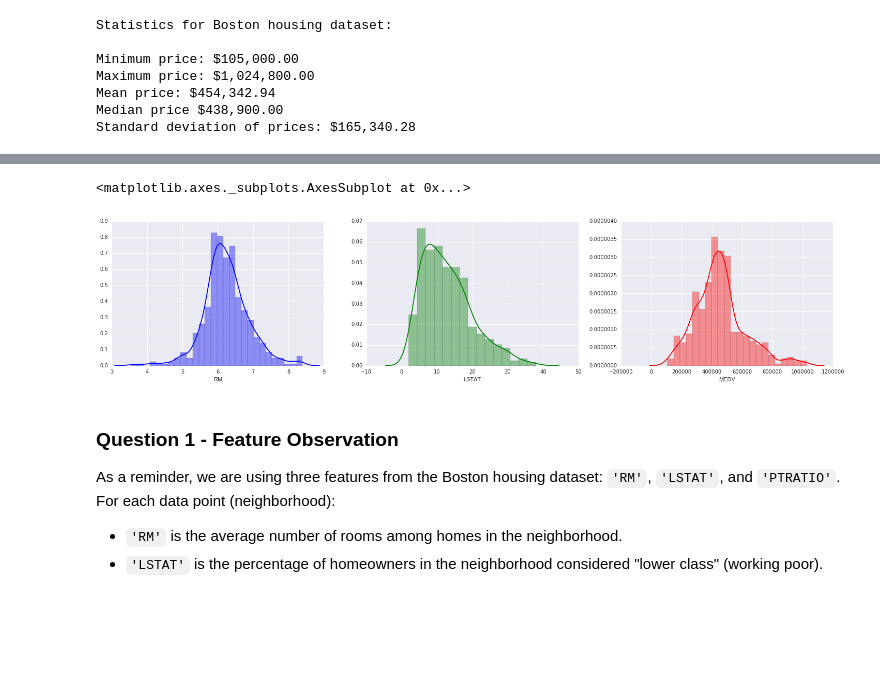
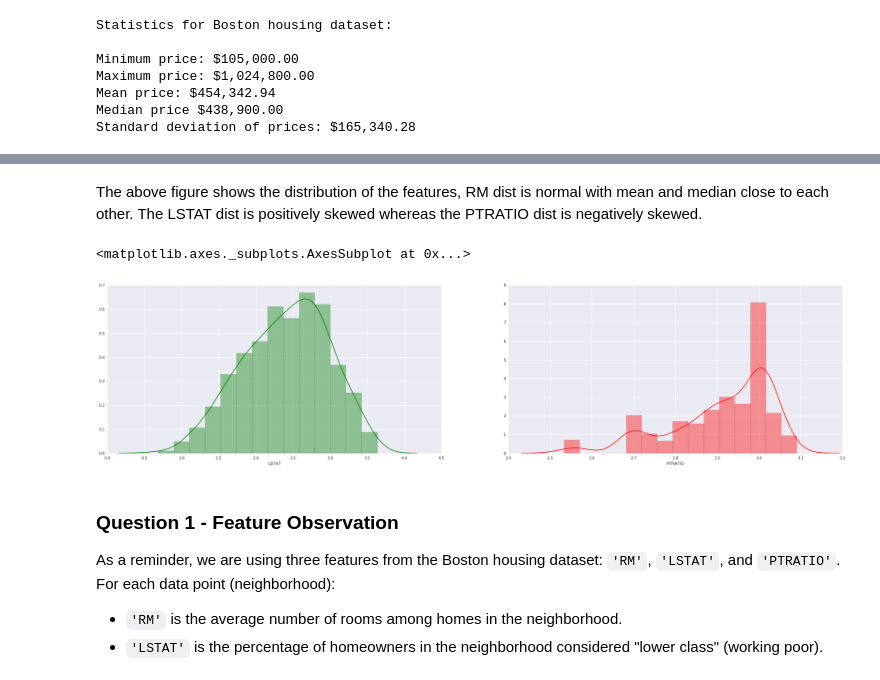
Before and after one commit to kavirajm/mlnd, a Jupyter notebook: boston_housing/boston_housing.ipynb, the cells around one changed output, grey strips where cells are left out. Cells and saved outputs as stored; diff of their text form; code cells hidden in the pictures; blank space fills up the shorter version.

```diff
--- a/boston_housing/boston_housing.ipynb
+++ b/boston_housing/boston_housing.ipynb
@@ -92,15 +102,15 @@ clr = ['blue', 'green', 'red']
+# %% [markdown]
+The above figure shows the distribution of the features, RM dist is normal with mean and median close to each other.
+The LSTAT dist is positively skewed whereas the PTRATIO dist is negatively skewed.
 # %%
-plt.subplots(ncols=3,figsize=(35,))
-plt.subplot(131 + 0)
-sb.distplot(data['RM'],  color = clr[0])
-plt.subplot(131 + 1)
-sb.distplot(data['LSTAT'],  color = clr[1])
-plt.subplot(131 + 2)
-sb.distplot(data['MEDV'],  color = clr[2])
-# plt.subplot(133)
+plt.subplots(ncols=3,figsize=(35,8))
+plt.subplot(121)
+sb.distplot(np.log(data['LSTAT']),  color = 'green')
+plt.subplot(122)
+sb.distplot(np.log(data['PTRATIO']),  color = 'red')
 # %% [output]
 <matplotlib.axes._subplots.AxesSubplot at 0x...>
-[figure, old version]
+[figure, new version]
 # %% [markdown]
 ### Question 1 - Feature Observation
 As a reminder, we are using three features from the Boston housing dataset: `'RM'`, `'LSTAT'`, and `'PTRATIO'`. For each data point (neighborhood):
```
Also changed, not shown: parts of 1 cell of this notebook.
